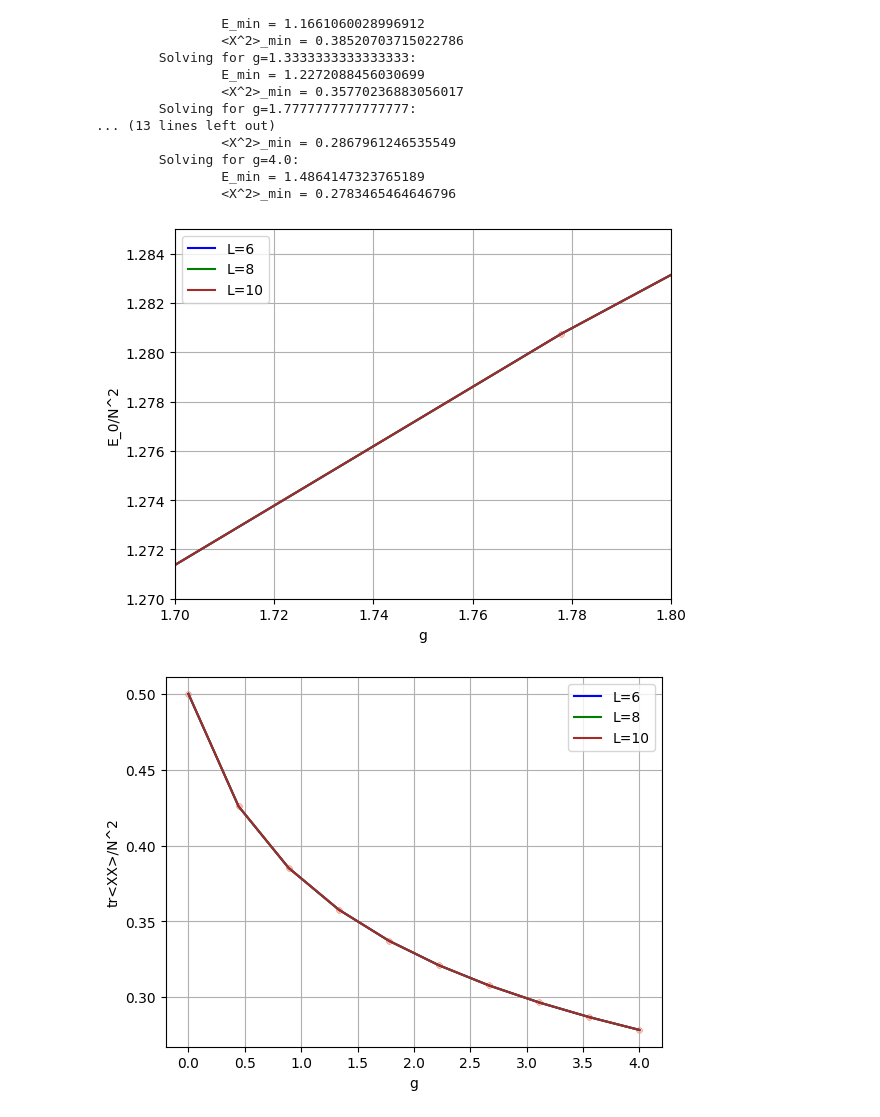
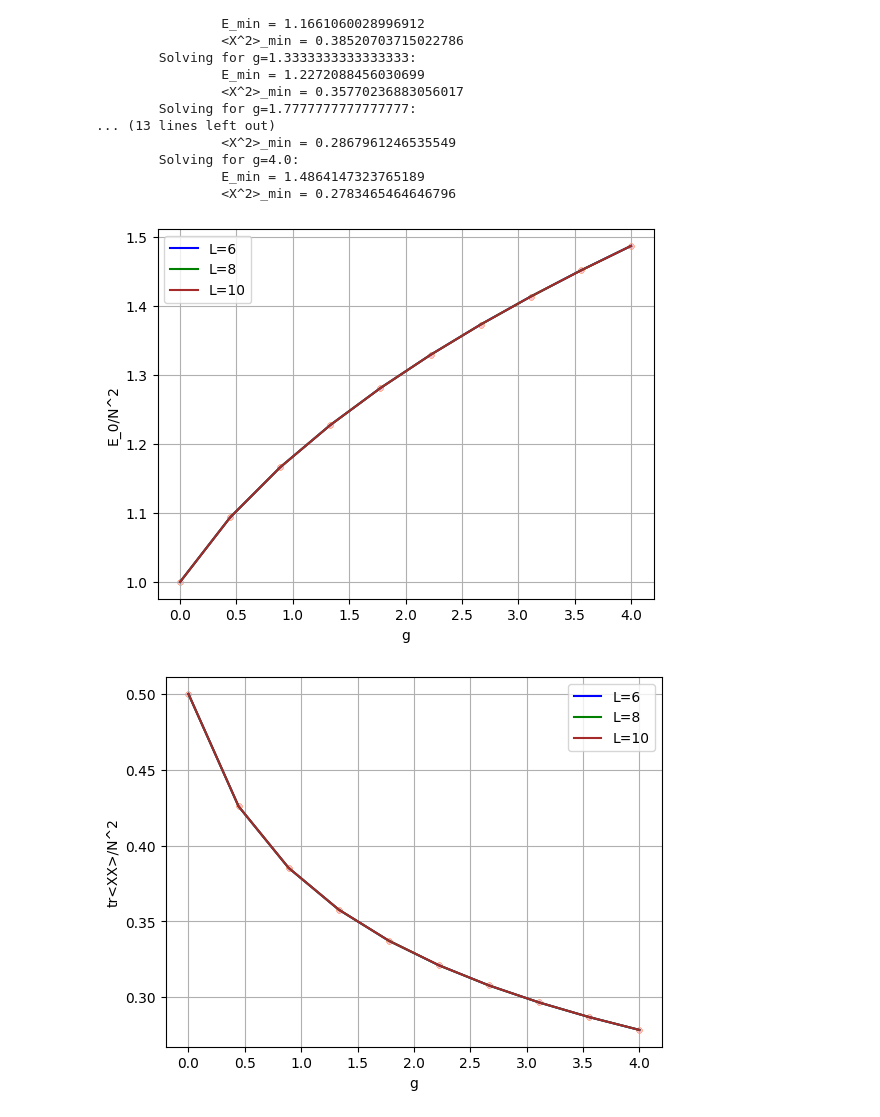
Before and after one commit to Newtech66/mtp-matrix-bootstrap, a Jupyter notebook: matrix_bootstrap.ipynb, the cells around one changed output. Drawn from its saved outputs; the diff is of its cells as text; code cells hidden in the pictures.

```diff
--- a/matrix_bootstrap.ipynb
+++ b/matrix_bootstrap.ipynb
@@ -187,19 +186,19 @@ Solving for L=10:
 # %%
 plt.plot(gs6, mins6, c='blue', label='L=6')
 plt.scatter(gs6, mins6, c='red', s=10)
 plt.plot(gs8, mins8, c='green', label='L=8')
 plt.scatter(gs8, mins8, c='orange', s=10)
 plt.plot(gs10, mins10, c='brown', label='L=10')
 plt.scatter(gs10, mins10, c='pink', s=10)
 plt.xlabel('g')
 plt.ylabel('E_0/N^2')
 plt.legend()
 plt.grid()
-plt.xlim(1.7,1.8)
-plt.ylim(1.27,1.285)
+# plt.xlim(1.7,1.8)
+# plt.ylim(1.27,1.285)
 plt.show()
 # %% [output]
-[figure, old version]
+[figure, new version]
 # %%
 plt.plot(gs6, xxs6, c='blue', label='L=6')
 plt.scatter(gs6, xxs6, c='red', s=10)
```
Also changed, not shown: parts of 2 cells of this notebook, 3 other files.
